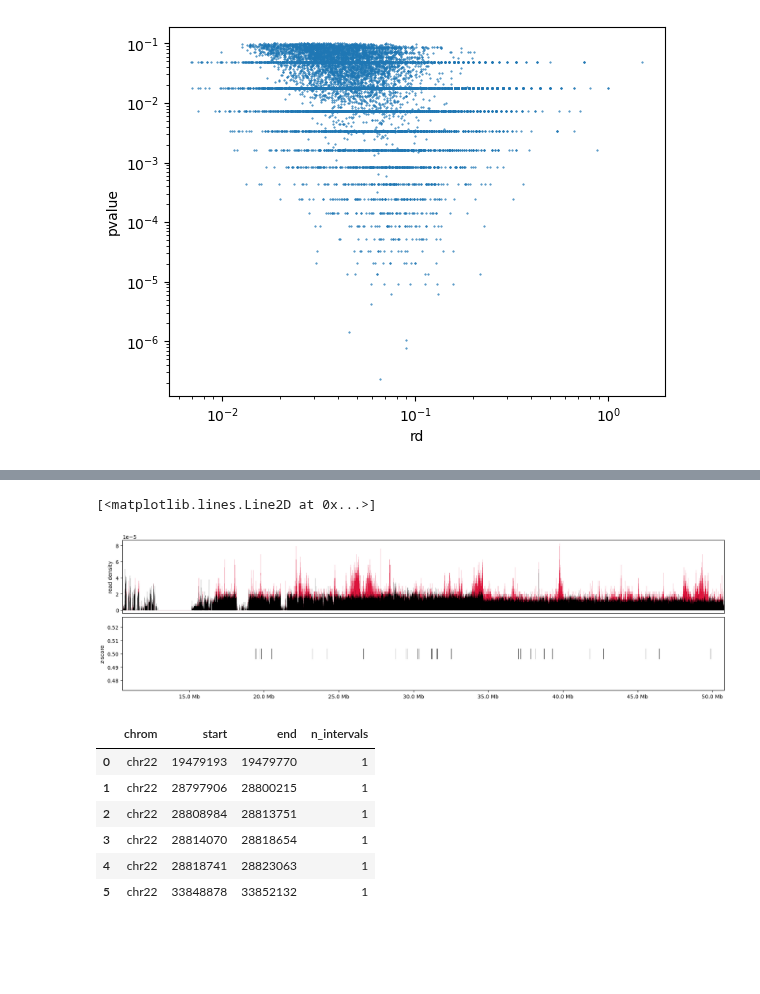
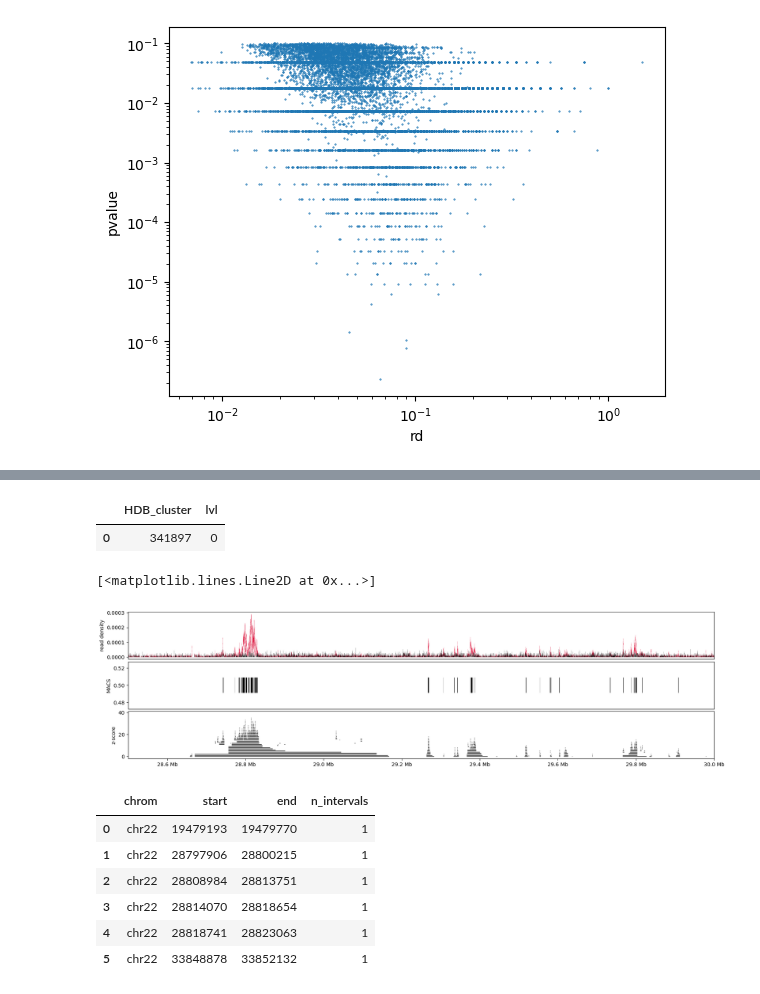
Before and after one commit to princeps091-binf/TFHclust, a Jupyter notebook: scripts/explore_pysam.ipynb, the cells around one changed output, grey strips where cells are left out. Cells and saved outputs as stored; diff of their text form; code cells hidden in the pictures; blank space fills up the shorter version.

Commit message:
visualised the hierarchical decomposition of HDBScan

```diff
--- a/scripts/explore_pysam.ipynb
+++ b/scripts/explore_pysam.ipynb
@@ -244,0 +254,22 @@ merged_cl_tbl.assign(w = lambda df_: df_.end -df_.start)
+# %%
+cl_root_indicator = [len(set((nx.ancestors(full_graph,i))).intersection(candidate_clusters_list)) < 1 for i in candidate_clusters_list]
+# %%
+root_candidate_cl_list = pd.DataFrame({'HDB_cluster':candidate_clusters_list, 'is_root':cl_root_indicator}).query('is_root').HDB_cluster.to_list()
+# %%
+def get_cl_lvl(tmp_root,candidate_clusters_list,full_graph):
+    node_depth = nx.shortest_path_length(full_graph,source=tmp_root)
+    tmp_cl_list = list(set(node_depth.keys()).intersection(candidate_clusters_list))
+
+    return pd.DataFrame({'HDB_cluster':tmp_cl_list,'lvl':[node_depth[i] for i in tmp_cl_list]})
+# %%
+candidate_clusters_df = candidate_clusters_df.merge(pd.concat([get_cl_lvl(i,candidate_clusters_list,full_graph) for i in root_candidate_cl_list]))
+# %%
+
+node_depth = nx.shortest_path_length(full_graph,source=root_candidate_cl_list[1000])
+
+tmp_cl_list = list(set(node_depth.keys()).intersection(candidate_clusters_list))
+
+pd.DataFrame({'HDB_cluster':tmp_cl_list,'lvl':[node_depth[i] for i in tmp_cl_list]})
+# %% [output]
+|  | HDB_cluster | lvl |
+| 0 | 341897 | 0 |
@@ -245,46 +278,49 @@ merged_cl_tbl.assign(w = lambda df_: df_.end -df_.start)
 # %%
 fig = plt.figure(figsize=(20,5))
-gs = fig.add_gridspec(2, 1, height_ratios=(1, 1),
+gs = fig.add_gridspec(3, 1, height_ratios=(1, 1, 1),
                       left=0.1, right=0.9, bottom=0.1, top=0.9,
                       wspace=0.05, hspace=0.05)
-plot_window_min = obs_rcount_bdg.DNA_pos.min()
-plot_window_max = obs_rcount_bdg.DNA_pos.max()
-# plot_window_min = 28_700_000
-# plot_window_max = 29_000_000
+# plot_window_min = obs_rcount_bdg.DNA_pos.min()
+# plot_window_max = obs_rcount_bdg.DNA_pos.max()
+plot_window_min = 28_500_000
+plot_window_max = 30_000_000
 
 ax_dens = fig.add_subplot(gs[0, 0],xlim = (plot_window_min,plot_window_max) )
 ax_dens.xaxis.set_visible(False)
 ax_dens.set_ylabel('read density')
 
 ax_agg = fig.add_subplot(gs[1, 0],sharex=ax_dens)
 ax_agg.xaxis.set_major_formatter(lambda x,pos: (str(np.round(x/1e6,decimals=2)) + " Mb"))
-ax_agg.xaxis.set_visible(True)
-ax_agg.set_ylabel('z-score')
+ax_agg.xaxis.set_visible(False)
+ax_agg.set_ylabel('MACS')
 
-# for bin_idx in range(merged_cl_tbl.shape[0]):
-#     tmp_cl =  merged_cl_tbl.iloc[bin_idx,:]
-#     tmp_start = tmp_cl.start
-#     tmp_end = tmp_cl.end
-#     tmp_h = tmp_cl.n_intervals
-#     if bin_idx %2 == 0:
-#         ax_agg.hlines(y=0.5,xmin=tmp_start,xmax=tmp_end,color='black',linewidth=20)
-#     else:
-#         ax_agg.hlines(y=0.5,xmin=tmp_start,xmax=tmp_end,color='silver',linewidth=20)
+ax_cl = fig.add_subplot(gs[2, 0],sharex=ax_dens)
+ax_cl.xaxis.set_major_formatter(lambda x,pos: (str(np.round(x/1e6,decimals=2)) + " Mb"))
+ax_cl.xaxis.set_visible(True)
+ax_cl.set_ylabel('z-score')
+
+for bin_idx in range(candidate_clusters_df.shape[0]):
+    tmp_cl =  candidate_clusters_df.iloc[bin_idx,:]
+    tmp_start = tmp_cl.start
+    tmp_end = tmp_cl.end
+    tmp_h = tmp_cl.lvl
+    ax_cl.hlines(y=tmp_h,xmin=tmp_start,xmax=tmp_end,color='black',linewidth=1)
+
 tmp_peak_df = bf.merge(peak_df.query('chrom == "chr22"'))
 for bin_idx in range(tmp_peak_df.shape[0]):
     tmp_cl =  tmp_peak_df.iloc[bin_idx,:]
     tmp_start = tmp_cl.start
     tmp_end = tmp_cl.end
     # tmp_h = tmp_cl.n_intervals
     if bin_idx %2 == 0:
-        ax_agg.hlines(y=0.5,xmin=tmp_start,xmax=tmp_end,color='black',linewidth=20)
+        ax_agg.hlines(y=0.5,xmin=tmp_start,xmax=tmp_end,color='black',linewidth=30)
     else:
-        ax_agg.hlines(y=0.5,xmin=tmp_start,xmax=tmp_end,color='silver',linewidth=20)
+        ax_agg.hlines(y=0.5,xmin=tmp_start,xmax=tmp_end,color='silver',linewidth=30)
 ax_dens.step(x=obs_rcount_bdg.DNA_pos.to_numpy(),y=obs_rcount_bdg.rd.to_numpy(),where='post',linewidth=0.1,alpha=1,c='crimson')
 ax_dens.step(x=bg_rcount_bdg.DNA_pos.to_numpy(),y=bg_rcount_bdg.rd.to_numpy(),where='post',linewidth=0.1,alpha=1,c='black')
 # %% [output]
 [<matplotlib.lines.Line2D at 0x...>]
-[figure, old version]
+[figure, new version]
 # %%
 bf.merge(peak_df.query("IDR > 500").query('chrom == "chr22"'))
 # %% [output]
```
Also changed, not shown: parts of 17 cells of this notebook, 1 other file.
